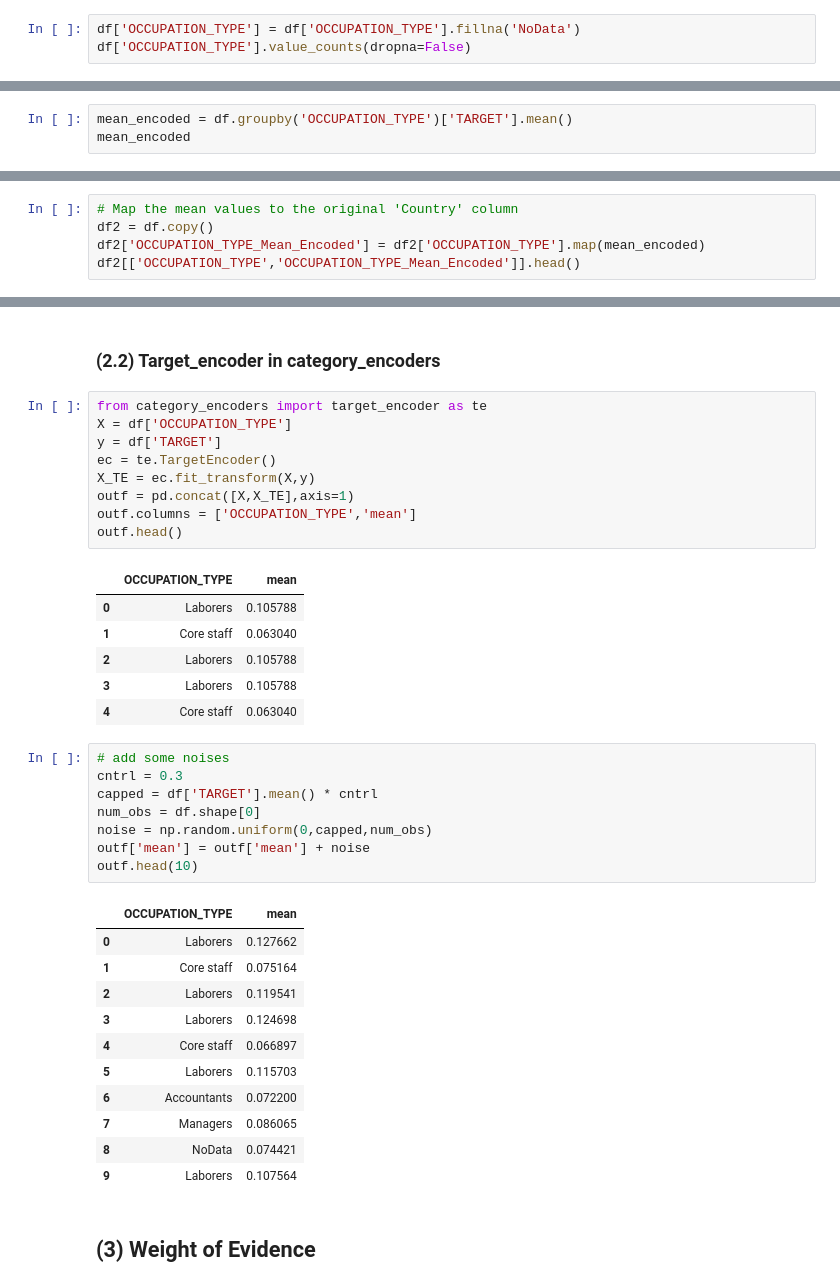
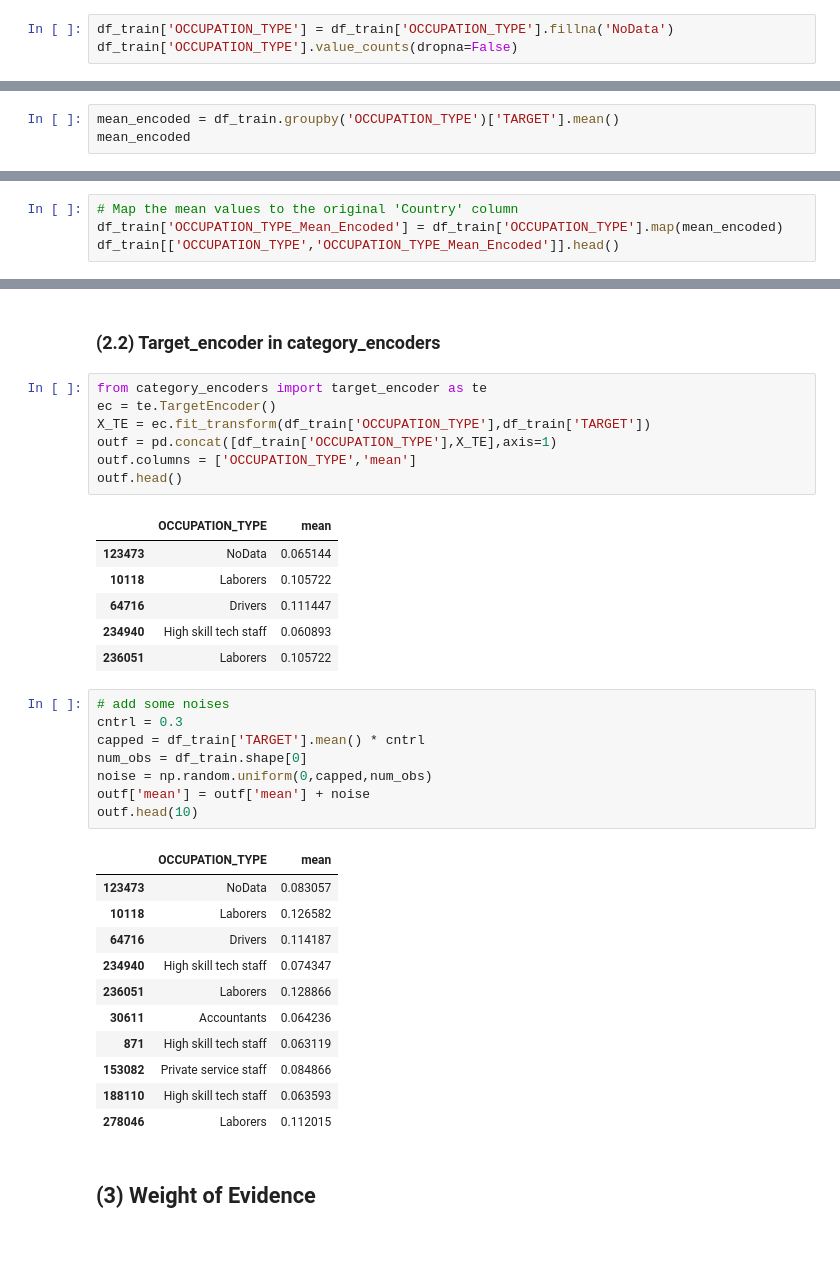
Before and after one commit to dataman-git/codes_for_articles, a Jupyter notebook: A data scientist toolkit.ipynb, the cells around one changed output, grey strips where cells are left out. Drawn from its saved outputs; the diff is of its cells as text; blank space fills up the shorter version.

```diff
--- a/A data scientist toolkit.ipynb
+++ b/A data scientist toolkit.ipynb
@@ -37,6 +39,6 @@ IT staff                   526
 Name: count, dtype: int64
 # %%
-df['OCCUPATION_TYPE'] = df['OCCUPATION_TYPE'].fillna('NoData')
-df['OCCUPATION_TYPE'].value_counts(dropna=False)
+df_train['OCCUPATION_TYPE'] = df_train['OCCUPATION_TYPE'].fillna('NoData')
+df_train['OCCUPATION_TYPE'].value_counts(dropna=False)
 # %% [output]
 OCCUPATION_TYPE
@@ -104,7 +129,7 @@ new_df.head()
 ## (2) Mean Encoding
 ### (2.1) Manual
 # %%
-mean_encoded = df.groupby('OCCUPATION_TYPE')['TARGET'].mean()
+mean_encoded = df_train.groupby('OCCUPATION_TYPE')['TARGET'].mean()
 mean_encoded
 # %% [output]
 OCCUPATION_TYPE
@@ -126,8 +151,7 @@ Waiters/barmen staff     0.112760
 Name: TARGET, dtype: float64
 # %%
 # Map the mean values to the original 'Country' column
-df2 = df.copy()
-df2['OCCUPATION_TYPE_Mean_Encoded'] = df2['OCCUPATION_TYPE'].map(mean_encoded)
-df2[['OCCUPATION_TYPE','OCCUPATION_TYPE_Mean_Encoded']].head()
+df_train['OCCUPATION_TYPE_Mean_Encoded'] = df_train['OCCUPATION_TYPE'].map(mean_encoded)
+df_train[['OCCUPATION_TYPE','OCCUPATION_TYPE_Mean_Encoded']].head()
 # %% [output]
 |  | OCCUPATION_TYPE | OCCUPATION_TYPE_Mean_Encoded |
@@ -140,40 +175,38 @@ df2[['OCCUPATION_TYPE','OCCUPATION_TYPE_Mean_Encoded']].head()
 ### (2.2) Target_encoder in category_encoders
 # %%
 from category_encoders import target_encoder as te
-X = df['OCCUPATION_TYPE']
-y = df['TARGET']
 ec = te.TargetEncoder()
-X_TE = ec.fit_transform(X,y)
-outf = pd.concat([X,X_TE],axis=1)
+X_TE = ec.fit_transform(df_train['OCCUPATION_TYPE'],df_train['TARGET'])
+outf = pd.concat([df_train['OCCUPATION_TYPE'],X_TE],axis=1)
 outf.columns = ['OCCUPATION_TYPE','mean']
 outf.head()
 # %% [output]
 |  | OCCUPATION_TYPE | mean |
-| 0 | Laborers | 0.105788 |
-| 1 | Core staff | 0.063040 |
-| 2 | Laborers | 0.105788 |
-| 3 | Laborers | 0.105788 |
-| 4 | Core staff | 0.063040 |
+| 123473 | NoData | 0.065144 |
+| 10118 | Laborers | 0.105722 |
+| 64716 | Drivers | 0.111447 |
+| 234940 | High skill tech staff | 0.060893 |
+| 236051 | Laborers | 0.105722 |
 # %%
 # add some noises
 cntrl = 0.3
-capped = df['TARGET'].mean() * cntrl
-num_obs = df.shape[0]
+capped = df_train['TARGET'].mean() * cntrl
+num_obs = df_train.shape[0]
 noise = np.random.uniform(0,capped,num_obs)
 outf['mean'] = outf['mean'] + noise
 outf.head(10)
 # %% [output]
 |  | OCCUPATION_TYPE | mean |
-| 0 | Laborers | 0.127662 |
-| 1 | Core staff | 0.075164 |
-| 2 | Laborers | 0.119541 |
-| 3 | Laborers | 0.124698 |
-| 4 | Core staff | 0.066897 |
-| 5 | Laborers | 0.115703 |
-| 6 | Accountants | 0.072200 |
-| 7 | Managers | 0.086065 |
-| 8 | NoData | 0.074421 |
-| 9 | Laborers | 0.107564 |
+| 123473 | NoData | 0.083057 |
+| 10118 | Laborers | 0.126582 |
+| 64716 | Drivers | 0.114187 |
+| 234940 | High skill tech staff | 0.074347 |
+| 236051 | Laborers | 0.128866 |
+| 30611 | Accountants | 0.064236 |
+| 871 | High skill tech staff | 0.063119 |
+| 153082 | Private service staff | 0.084866 |
+| 188110 | High skill tech staff | 0.063593 |
+| 278046 | Laborers | 0.112015 |
 # %% [markdown]
 ## (3) Weight of Evidence
 # %% [markdown]
```
Also changed, not shown: parts of 14 cells of this notebook.
